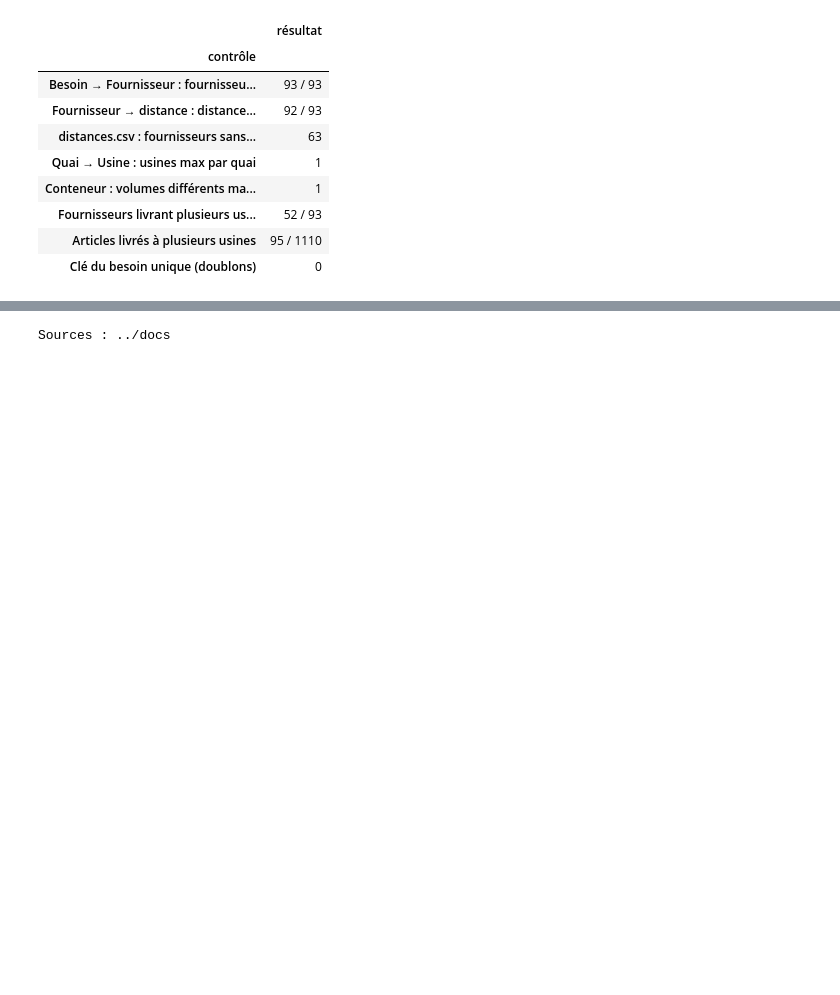
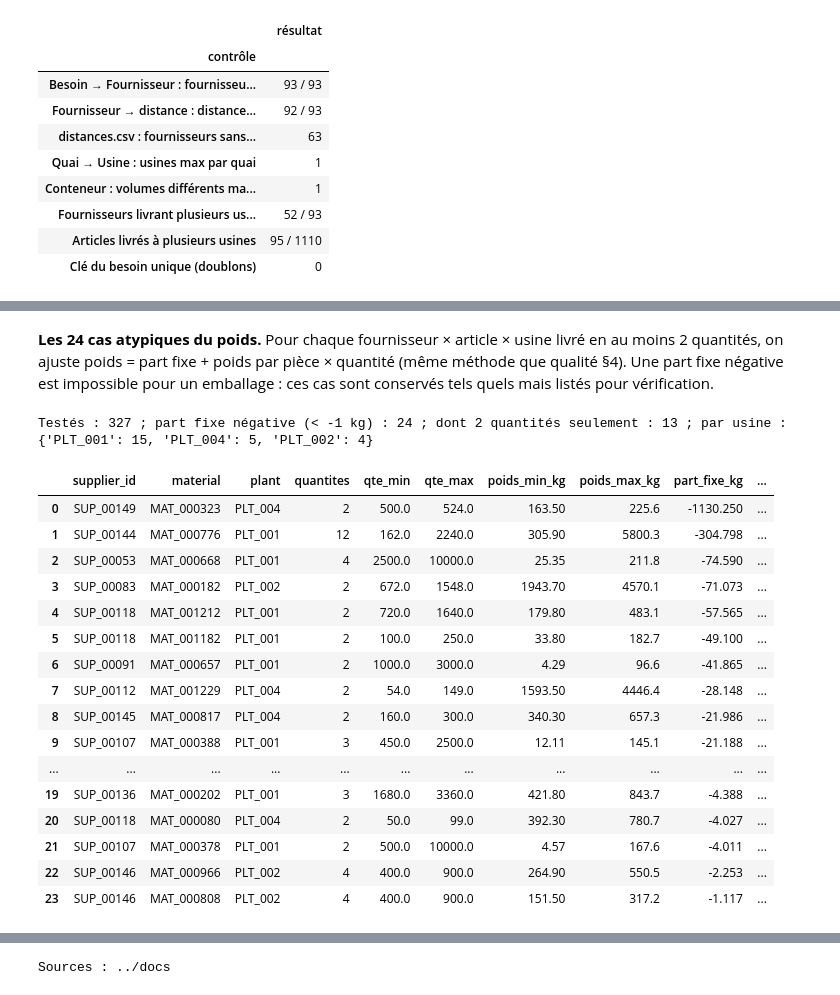
Before and after one commit to exauceh/delivery_schedule_optimization, a Jupyter notebook: milestone1/milestone1.ipynb, the cells around one changed output, grey strips where cells are left out. Cells and saved outputs as stored; diff of their text form; code cells hidden in the pictures; blank space fills up the shorter version.

```diff
--- a/milestone1/milestone1.ipynb
+++ b/milestone1/milestone1.ipynb
@@ -329,0 +339,14 @@ pd.DataFrame(controles, columns=["contrôle", "résultat"]).set_index("contrôle
+# %%
+import numpy as np
+import pandas as pd
+
+pd.set_option("display.max_colwidth", None)
+SCHEDULE, DISTANCES, RATES = cfg.data_dir / "released_schedule.csv", cfg.data_dir / "distances.csv", cfg.data_dir / "rate_sheet.csv"
+
+# Les CSV commencent par un BOM : "utf-8-sig" le retire.
+schedule = pd.read_csv(SCHEDULE, encoding="utf-8-sig", parse_dates=["date", "transmission_date", "version_date"])
+schedule = schedule[schedule["date"] < cfg.tail_date]  # dates >= tail_date écartées (cumul de fin d'horizon)
+distances = pd.read_csv(DISTANCES, encoding="utf-8-sig")
+grille = pd.read_csv(RATES, dtype={"km_up_to": str}).set_index("km_up_to")  # grille du PDF, transcrite en CSV
+besoins = schedule[schedule["schedule_quantity"] > 0]  # besoins réels (qualité §1)
+CLE_SCHEDULE = list(cfg.key_columns)
@@ -329,0 +442,39 @@ pd.DataFrame(controles, columns=["contrôle", "résultat"]).set_index("contrôle
+# %% [markdown]
+**Les 24 cas atypiques du poids.** Pour chaque fournisseur × article × usine livré en au moins 2 quantités, on ajuste poids = part fixe + poids par pièce × quantité (même méthode que qualité §4). Une part fixe négative est impossible pour un emballage : ces cas sont conservés tels quels mais listés pour vérification.
+# %%
+cas = []
+for (fournisseur, article, usine), g in besoins.dropna(subset=["weight"]).groupby(["supplier_id", "material", "plant"]):
+    if g["schedule_quantity"].nunique() < 2:
+        continue
+    par_piece, fixe = np.polyfit(g["schedule_quantity"], g["weight"], 1)
+    cas.append({"supplier_id": fournisseur, "material": article, "plant": usine,
+                "quantites": g["schedule_quantity"].nunique(),
+                "qte_min": g["schedule_quantity"].min(), "qte_max": g["schedule_quantity"].max(),
+                "poids_min_kg": g["weight"].min(), "poids_max_kg": g["weight"].max(),
+                "part_fixe_kg": fixe, "poids_par_piece_kg": par_piece})
+cas = pd.DataFrame(cas)
+atypiques = cas[cas["part_fixe_kg"] < -1].sort_values("part_fixe_kg")
+
+print(f"Testés : {len(cas)} ; part fixe négative (< -1 kg) : {len(atypiques)} ; "
+      f"dont 2 quantités seulement : {int((atypiques['quantites'] == 2).sum())} ; "
+      f"par usine : {atypiques['plant'].value_counts().to_dict()}")
+atypiques.round(3).reset_index(drop=True)
+# %% [output]
+Testés : 327 ; part fixe négative (< -1 kg) : 24 ; dont 2 quantités seulement : 13 ; par usine : {'PLT_001': 15, 'PLT_004': 5, 'PLT_002': 4}
+|  | supplier_id | material | plant | quantites | qte_min | qte_max | poids_min_kg | poids_max_kg | part_fixe_kg | ... |
+| 0 | SUP_00149 | MAT_000323 | PLT_004 | 2 | 500.0 | 524.0 | 163.50 | 225.6 | -1130.250 | ... |
+| 1 | SUP_00144 | MAT_000776 | PLT_001 | 12 | 162.0 | 2240.0 | 305.90 | 5800.3 | -304.798 | ... |
+| 2 | SUP_00053 | MAT_000668 | PLT_001 | 4 | 2500.0 | 10000.0 | 25.35 | 211.8 | -74.590 | ... |
+| 3 | SUP_00083 | MAT_000182 | PLT_002 | 2 | 672.0 | 1548.0 | 1943.70 | 4570.1 | -71.073 | ... |
+| 4 | SUP_00118 | MAT_001212 | PLT_001 | 2 | 720.0 | 1640.0 | 179.80 | 483.1 | -57.565 | ... |
+| 5 | SUP_00118 | MAT_001182 | PLT_001 | 2 | 100.0 | 250.0 | 33.80 | 182.7 | -49.100 | ... |
+| 6 | SUP_00091 | MAT_000657 | PLT_001 | 2 | 1000.0 | 3000.0 | 4.29 | 96.6 | -41.865 | ... |
+| 7 | SUP_00112 | MAT_001229 | PLT_004 | 2 | 54.0 | 149.0 | 1593.50 | 4446.4 | -28.148 | ... |
+| 8 | SUP_00145 | MAT_000817 | PLT_004 | 2 | 160.0 | 300.0 | 340.30 | 657.3 | -21.986 | ... |
+| 9 | SUP_00107 | MAT_000388 | PLT_001 | 3 | 450.0 | 2500.0 | 12.11 | 145.1 | -21.188 | ... |
+| ... | ... | ... | ... | ... | ... | ... | ... | ... | ... | ... |
+| 19 | SUP_00136 | MAT_000202 | PLT_001 | 3 | 1680.0 | 3360.0 | 421.80 | 843.7 | -4.388 | ... |
+| 20 | SUP_00118 | MAT_000080 | PLT_004 | 2 | 50.0 | 99.0 | 392.30 | 780.7 | -4.027 | ... |
+| 21 | SUP_00107 | MAT_000378 | PLT_001 | 2 | 500.0 | 10000.0 | 4.57 | 167.6 | -4.011 | ... |
+| 22 | SUP_00146 | MAT_000966 | PLT_002 | 4 | 400.0 | 900.0 | 264.90 | 550.5 | -2.253 | ... |
+| 23 | SUP_00146 | MAT_000808 | PLT_002 | 4 | 400.0 | 900.0 | 151.50 | 317.2 | -1.117 | ... |
```
Also changed, not shown: parts of 32 cells of this notebook, 1 other file.
